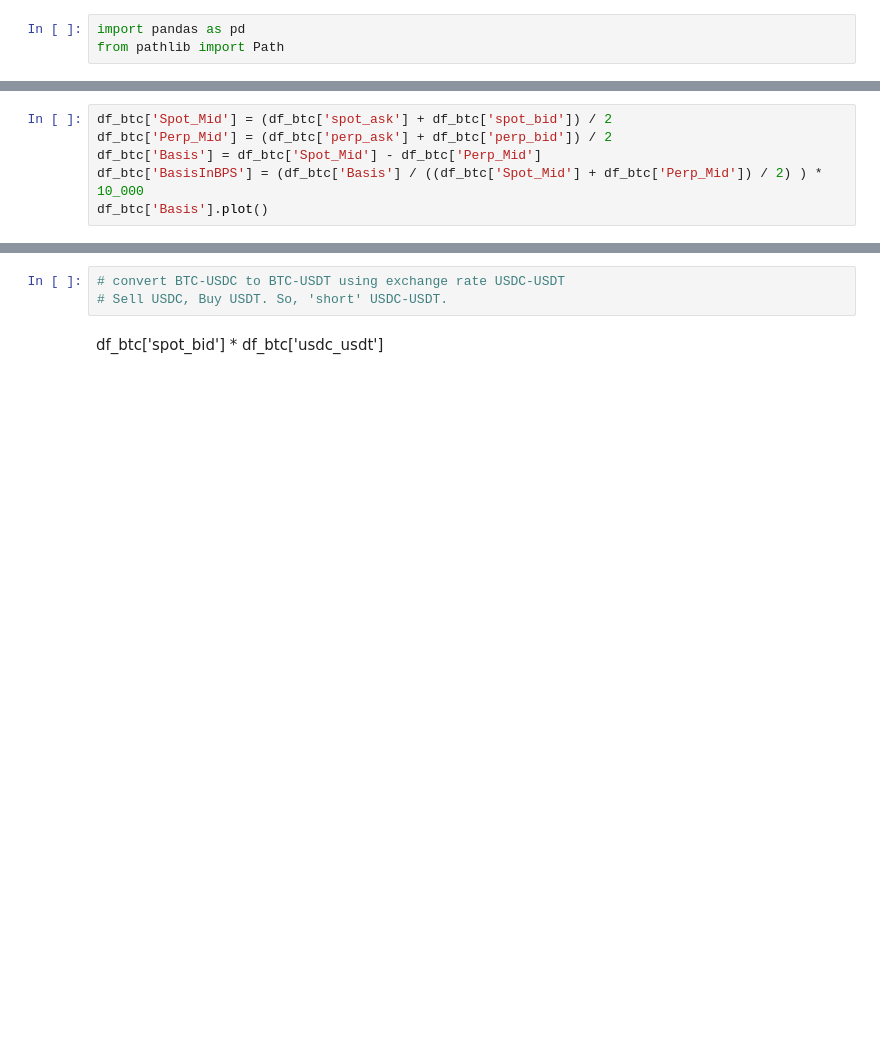
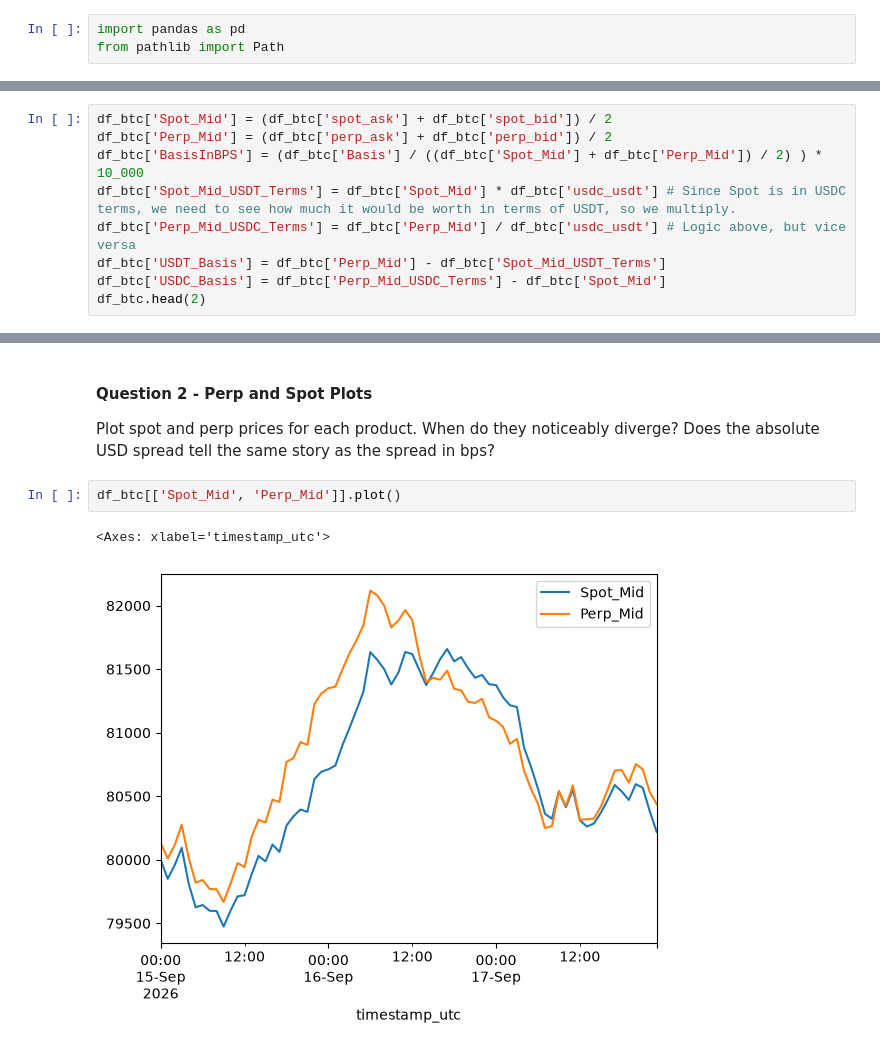
Before and after one commit to aliquid-novi/crypto_research, a Jupyter notebook: Funding Rate Study.ipynb, the cells around one changed output, grey strips where cells are left out. Drawn from its saved outputs; the diff is of its cells as text; blank space fills up the shorter version.

```diff
--- a/Funding Rate Study.ipynb
+++ b/Funding Rate Study.ipynb
@@ -24,7 +36,10 @@ df_btc.head()
 # %%
 df_btc['Spot_Mid'] = (df_btc['spot_ask'] + df_btc['spot_bid']) / 2
 df_btc['Perp_Mid'] = (df_btc['perp_ask'] + df_btc['perp_bid']) / 2
-df_btc['Basis'] = df_btc['Spot_Mid'] - df_btc['Perp_Mid']
 df_btc['BasisInBPS'] = (df_btc['Basis'] / ((df_btc['Spot_Mid'] + df_btc['Perp_Mid']) / 2) ) * 10_000
-df_btc['Basis'].plot()
+df_btc['Spot_Mid_USDT_Terms'] = df_btc['Spot_Mid'] * df_btc['usdc_usdt'] # Since Spot is in USDC terms, we need to see how much it would be worth in terms of USDT, so we multiply.
+df_btc['Perp_Mid_USDC_Terms'] = df_btc['Perp_Mid'] / df_btc['usdc_usdt'] # Logic above, but vice versa
+df_btc['USDT_Basis'] = df_btc['Perp_Mid'] - df_btc['Spot_Mid_USDT_Terms']
+df_btc['USDC_Basis'] = df_btc['Perp_Mid_USDC_Terms'] - df_btc['Spot_Mid']
+df_btc.head(2)
 # %% [output]
@@ -44,5 +51,8 @@ df_btc.head()
-# %%
-# convert BTC-USDC to BTC-USDT using exchange rate USDC-USDT
-# Sell USDC, Buy USDT. So, 'short' USDC-USDT.
-# %% [markdown]
-df_btc['spot_bid'] * df_btc['usdc_usdt']
+# %% [markdown]
+#### Question 2 - Perp and Spot Plots
+Plot spot and perp prices for each product. When do they noticeably diverge? Does the absolute USD spread tell the same story as the spread in bps?
+# %%
+df_btc[['Spot_Mid', 'Perp_Mid']].plot()
+# %% [output]
+<Axes: xlabel='timestamp_utc'>
+[figure, added]
```
Also changed, not shown: parts of 5 cells of this notebook.
